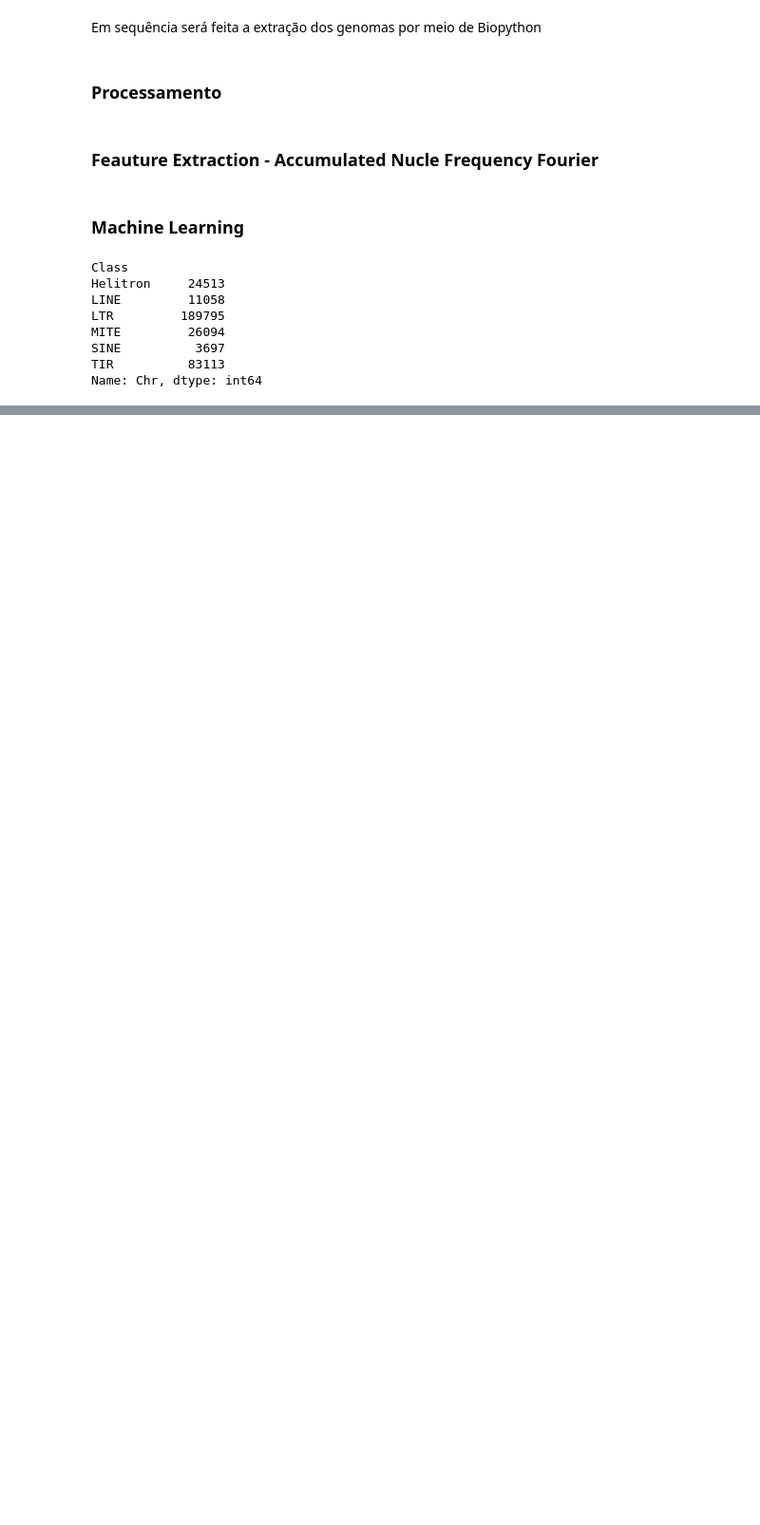
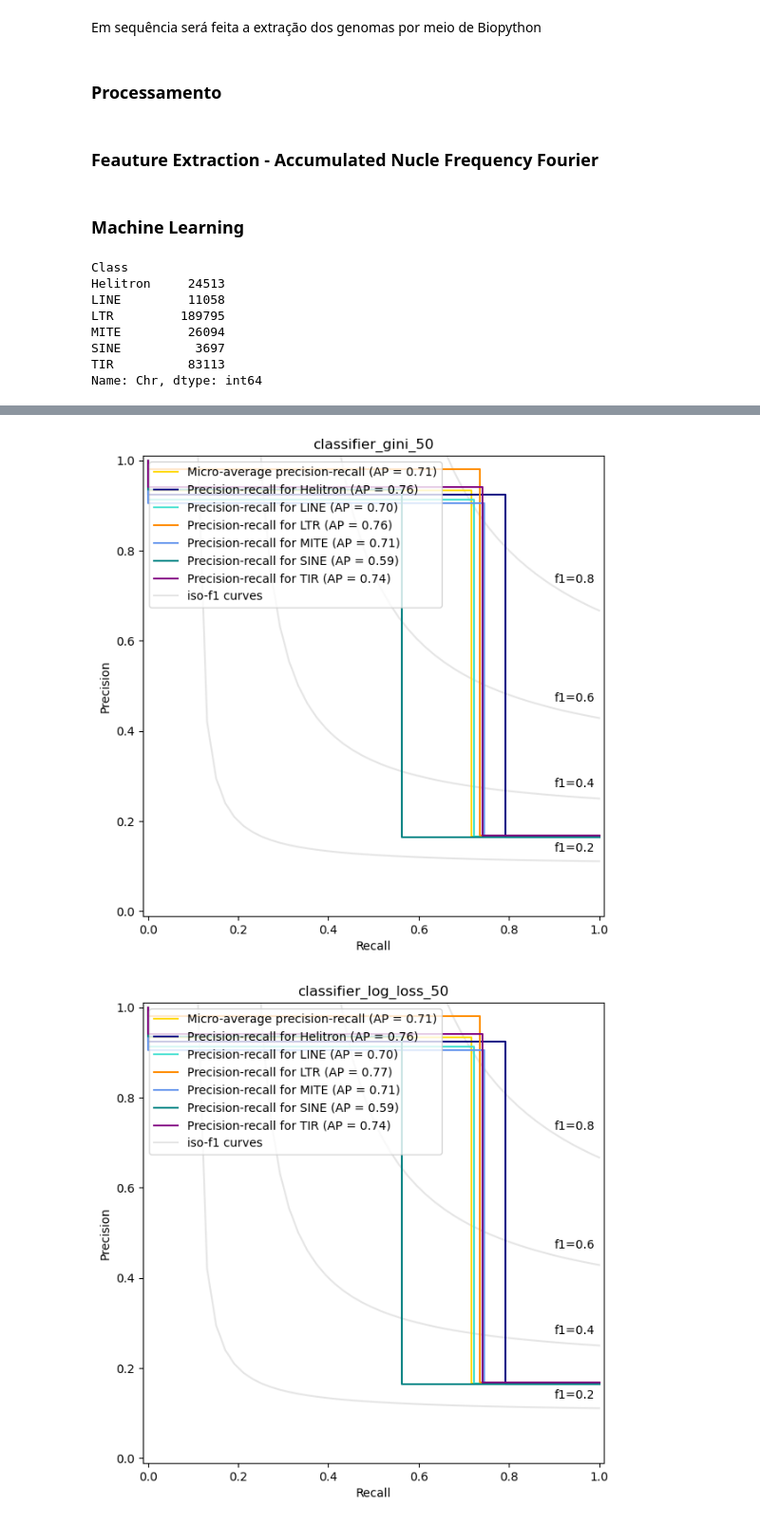
Before and after one commit to PedroVNasc/Trabalho-Bioinfo, a Jupyter notebook: data.ipynb, the cells around one changed output, grey strips where cells are left out. Shown: that part at 95% size. Cells and saved outputs as stored; diff of their text form; code cells hidden in the pictures; blank space fills up the shorter version.

```diff
--- a/data.ipynb
+++ b/data.ipynb
@@ -29,7 +30,7 @@ Primeiramente é feita a filtragem dos Dados iniciais.
 # %%
 os.makedirs('./data/raw', exist_ok=True)
 
-classes = ['LTR', 'LINE', 'SINE', 'TIR', 'MITE', 'Helitron']
+classes = ['Helitron', 'LINE', 'LTR', 'MITE', 'SINE', 'TIR']
 
 file_paths = os.listdir('./data/raw')
 print(file_paths)
@@ -367,2 +322,0 @@ weighted avg       0.94      0.72      0.81     27000
-# %%
-y_pred = classifier.predict(x_test)
@@ -393,2 +322,0 @@ Recall: 0.28125925925925926
-# %%
-with open('./data/classifier.pkl', 'wb') as f: dill.dump(classifier, f)
@@ -394,0 +414,42 @@ with open('./data/classifier.pkl', 'wb') as f: dill.dump(classifier, f)
+# %%
+for average_precision, classifier in zip(displays, classifier_list):
+    # setup plot details
+    colors = cycle(["navy", "turquoise", "darkorange", "cornflowerblue", "teal", "purple"])
+
+    _, ax = plt.subplots(figsize=(7, 8))
+
+    f_scores = np.linspace(0.2, 0.8, num=4)
+    lines, labels = [], []
+    for f_score in f_scores:
+        x = np.linspace(0.01, 1)
+        y = f_score * x / (2 * x - f_score)
+        (l,) = plt.plot(x[y >= 0], y[y >= 0], color="gray", alpha=0.2)
+        plt.annotate("f1={0:0.1f}".format(f_score), xy=(0.9, y[45] + 0.02))
+
+    display = PrecisionRecallDisplay(
+        recall=recall["micro"],
+        precision=precision["micro"],
+        average_precision=average_precision["micro"],
+    )
+    display.plot(ax=ax, name="Micro-average precision-recall", color="gold")
+
+    for i, color in zip(range(len(classes)), colors):
+        display = PrecisionRecallDisplay(
+            recall=recall[i],
+            precision=precision[i],
+            average_precision=average_precision[i],
+        )
+        display.plot(ax=ax, name=f"Precision-recall for {classes[i]}", color=color)
+
+    # add the legend for the iso-f1 curves
+    handles, labels = display.ax_.get_legend_handles_labels()
+    handles.extend([l])
+    labels.extend(["iso-f1 curves"])
+    # set the legend and the axes
+    ax.legend(handles=handles, labels=labels, loc="best")
+    ax.set_title(f"classifier_{classifier['criterion']}_{classifier['tree_num']}")
+
+    plt.show()
+# %% [output]
+[figure, added]
+[figure, added]
```
Also changed, not shown: parts of 8 cells of this notebook.
